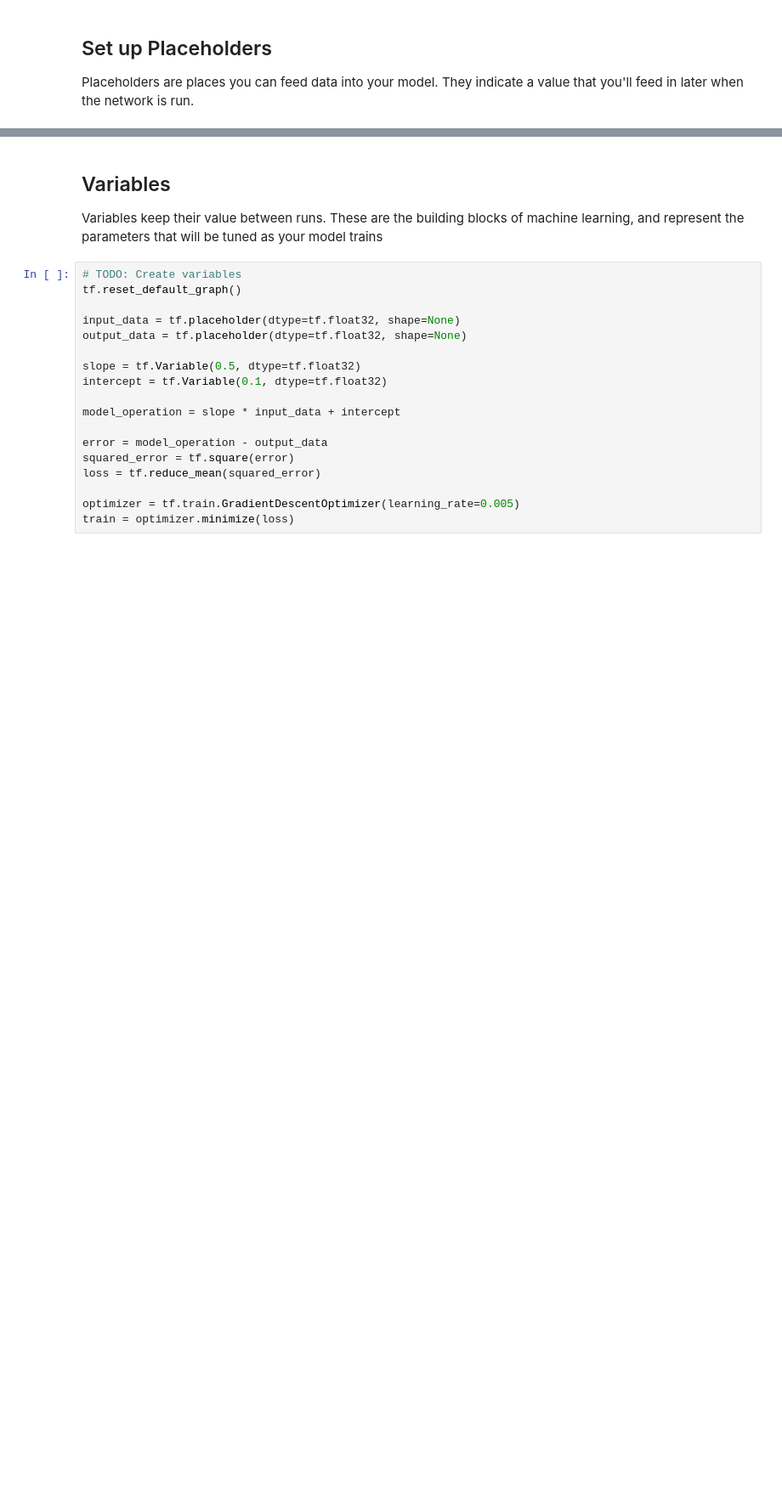
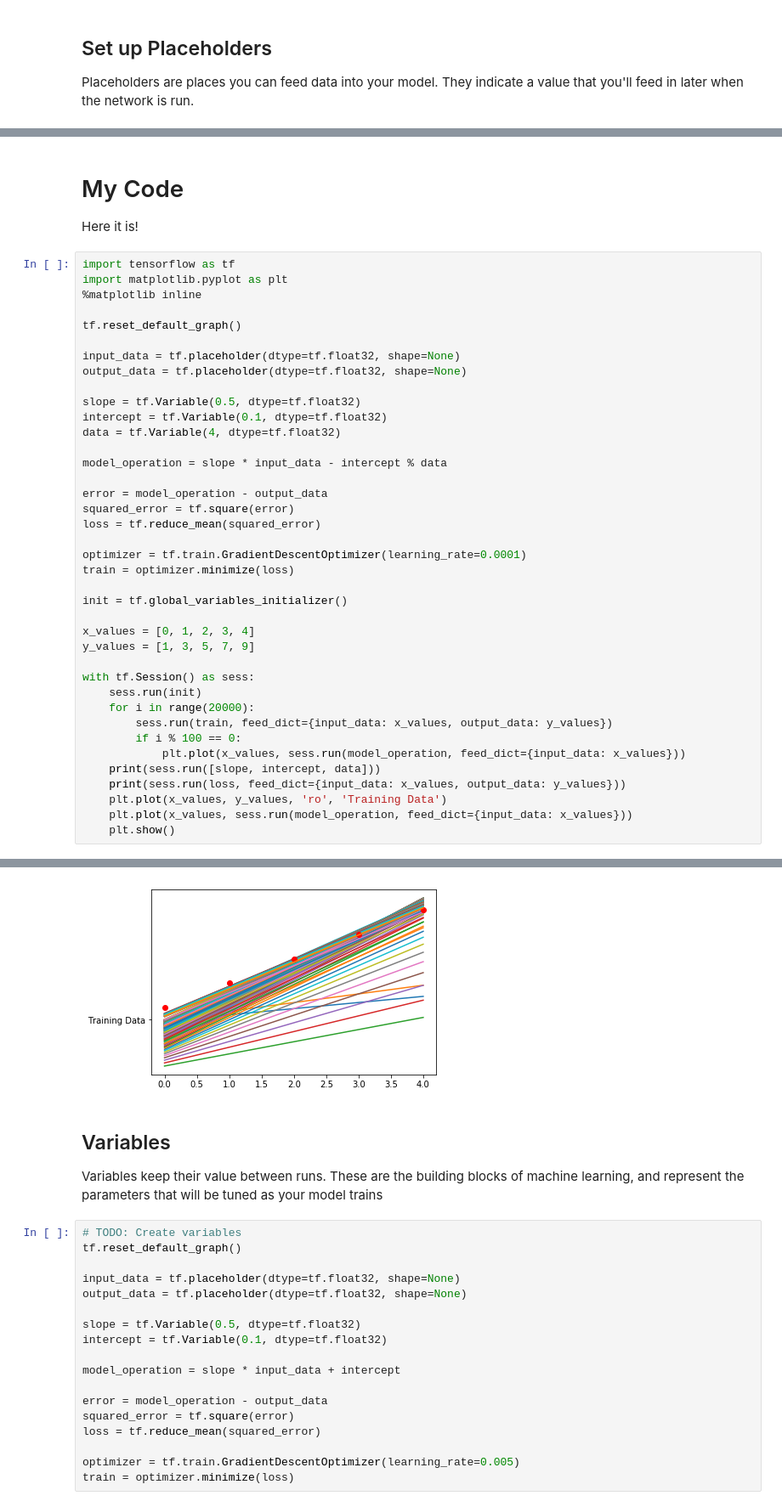
Before and after one commit to TheBrokenRail/iD-Tech-ML-Starter, a Jupyter notebook: tensorflow-intro-starter.ipynb, the cells around one changed output, grey strips where cells are left out. Shown: that part at 85% size. Drawn from its saved outputs; the diff is of its cells as text; blank space fills up the shorter version.

```diff
--- a/tensorflow-intro-starter.ipynb
+++ b/tensorflow-intro-starter.ipynb
@@ -35,0 +32,44 @@ SyntaxError: positional argument follows keyword argument (<ipython-input-101-12
+# %% [markdown]
+# My Code
+
+Here it is!
+# %%
+import tensorflow as tf
+import matplotlib.pyplot as plt
+%matplotlib inline
+
+tf.reset_default_graph()
+
+input_data = tf.placeholder(dtype=tf.float32, shape=None)
+output_data = tf.placeholder(dtype=tf.float32, shape=None)
+
+slope = tf.Variable(0.5, dtype=tf.float32)
+intercept = tf.Variable(0.1, dtype=tf.float32)
+data = tf.Variable(4, dtype=tf.float32)
+
+model_operation = slope * input_data - intercept % data
+
+error = model_operation - output_data
+squared_error = tf.square(error)
+loss = tf.reduce_mean(squared_error)
+
+optimizer = tf.train.GradientDescentOptimizer(learning_rate=0.0001)
+train = optimizer.minimize(loss)
+
+init = tf.global_variables_initializer()
+
+x_values = [0, 1, 2, 3, 4]
+y_values = [1, 3, 5, 7, 9]
+
+with tf.Session() as sess:
+    sess.run(init)
+    for i in range(20000):
+        sess.run(train, feed_dict={input_data: x_values, output_data: y_values})
+        if i % 100 == 0:
+            plt.plot(x_values, sess.run(model_operation, feed_dict={input_data: x_values}))
+    print(sess.run([slope, intercept, data]))
+    print(sess.run(loss, feed_dict={input_data: x_values, output_data: y_values}))
+    plt.plot(x_values, y_values, 'ro', 'Training Data')
+    plt.plot(x_values, sess.run(model_operation, feed_dict={input_data: x_values}))
+    plt.show()
+# %% [output]
@@ -36,3 +93,4 @@ SyntaxError: positional argument follows keyword argument (<ipython-input-101-12
+[figure, added]
 # %% [markdown]
 Variables
 ---
```
Also changed, not shown: parts of 4 cells of this notebook.
